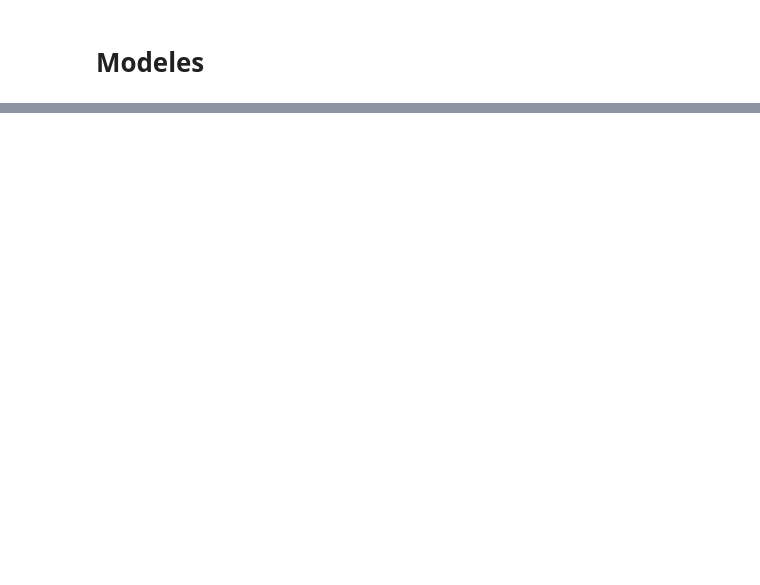
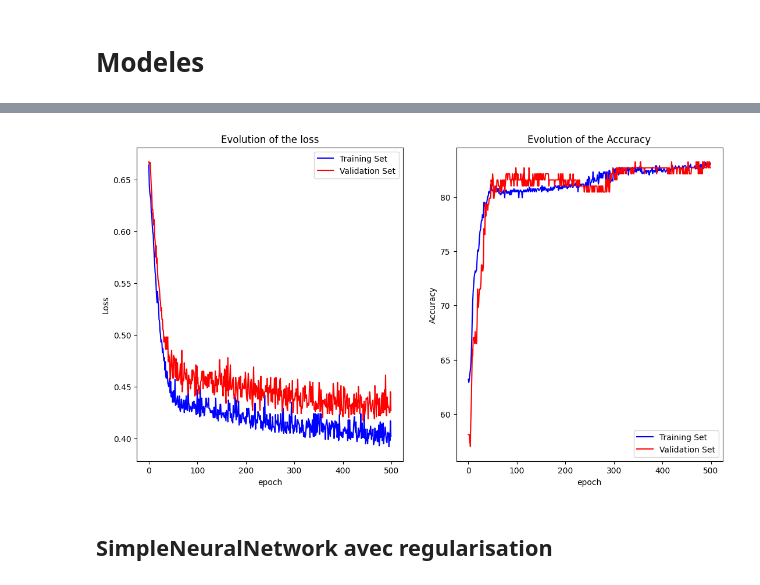
Before and after one commit to mbocquel/kaggle_titanic, a Jupyter notebook: titanic-survival.ipynb, the cells around one changed output, grey strips where cells are left out. Cells and saved outputs as stored; diff of their text form; code cells hidden in the pictures; blank space fills up the shorter version.

```diff
--- a/titanic-survival.ipynb
+++ b/titanic-survival.ipynb
@@ -404,0 +695,6 @@ class SimpleNeuralNetwork(nn.Module):
+# %%
+plot_trainning_metrics(train_loss_history3, val_loss_history3, acc_train_history3, acc_val_history3)
+# %% [output]
+[figure, added]
+# %% [markdown]
+## SimpleNeuralNetwork avec regularisation
```
Also changed, not shown: parts of 75 cells of this notebook, 2 other files.
